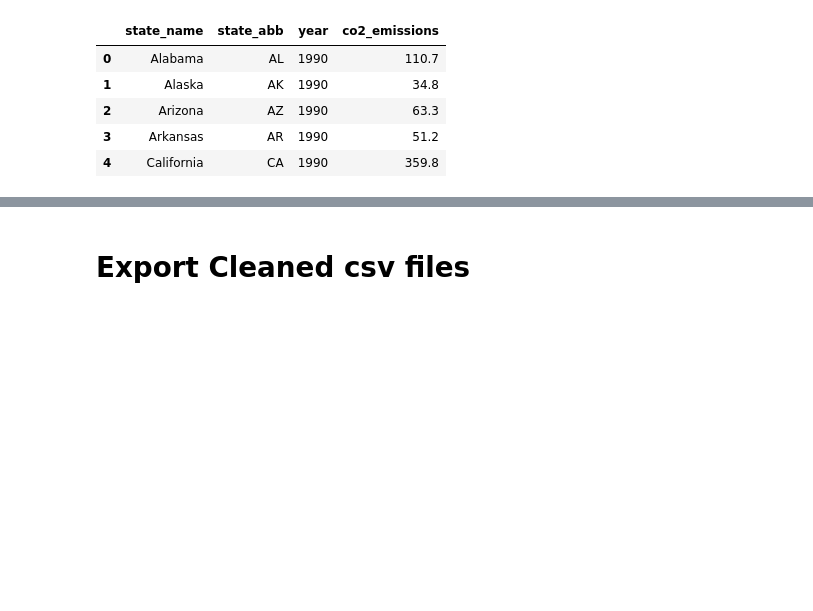
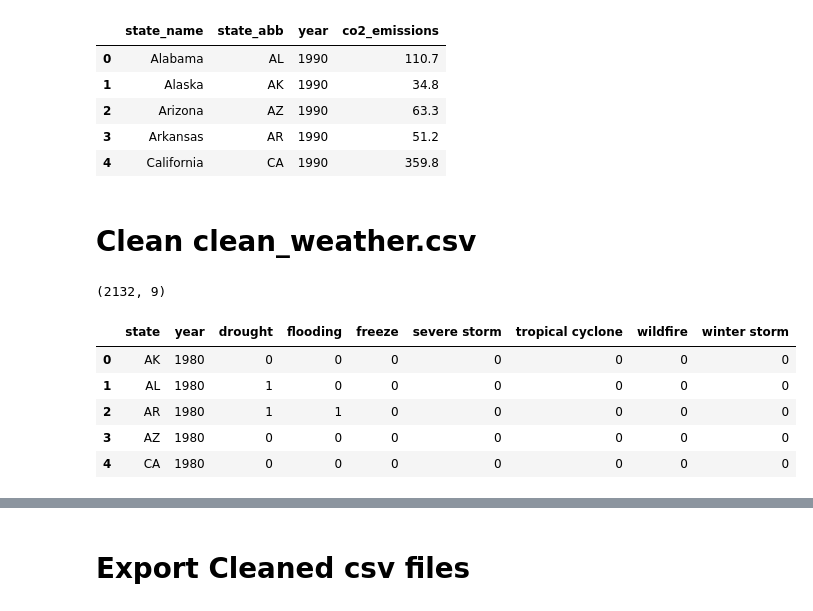
Before and after one commit to irenedepacina/final_project, a Jupyter notebook: ETL.ipynb, the cells around one changed output, grey strips where cells are left out. Cells and saved outputs as stored; diff of their text form; code cells hidden in the pictures; blank space fills up the shorter version.

```diff
--- a/ETL.ipynb
+++ b/ETL.ipynb
@@ -496,3 +500,19 @@ df6.head()
 | 2 | Arizona | AZ | 1990 | 63.3 |
 | 3 | Arkansas | AR | 1990 | 51.2 |
 | 4 | California | CA | 1990 | 359.8 |
+# %% [markdown]
+# Clean clean_weather.csv
+# %%
+# Read in data set
+# measured by million metric tons of energy related carbon dioxide
+df7 = pd.read_csv('Resources/data_raw/clean_weather.csv')
+print(df7.shape)
+df7.head()
+# %% [output]
+(2132, 9)
+|  | state | year | drought | flooding | freeze | severe storm | tropical cyclone | wildfire | winter storm |
+| 0 | AK | 1980 | 0 | 0 | 0 | 0 | 0 | 0 | 0 |
+| 1 | AL | 1980 | 1 | 0 | 0 | 0 | 0 | 0 | 0 |
+| 2 | AR | 1980 | 1 | 1 | 0 | 0 | 0 | 0 | 0 |
+| 3 | AZ | 1980 | 0 | 0 | 0 | 0 | 0 | 0 | 0 |
+| 4 | CA | 1980 | 0 | 0 | 0 | 0 | 0 | 0 | 0 |
```
Also changed, not shown: parts of 7 cells of this notebook, 2 other files.
